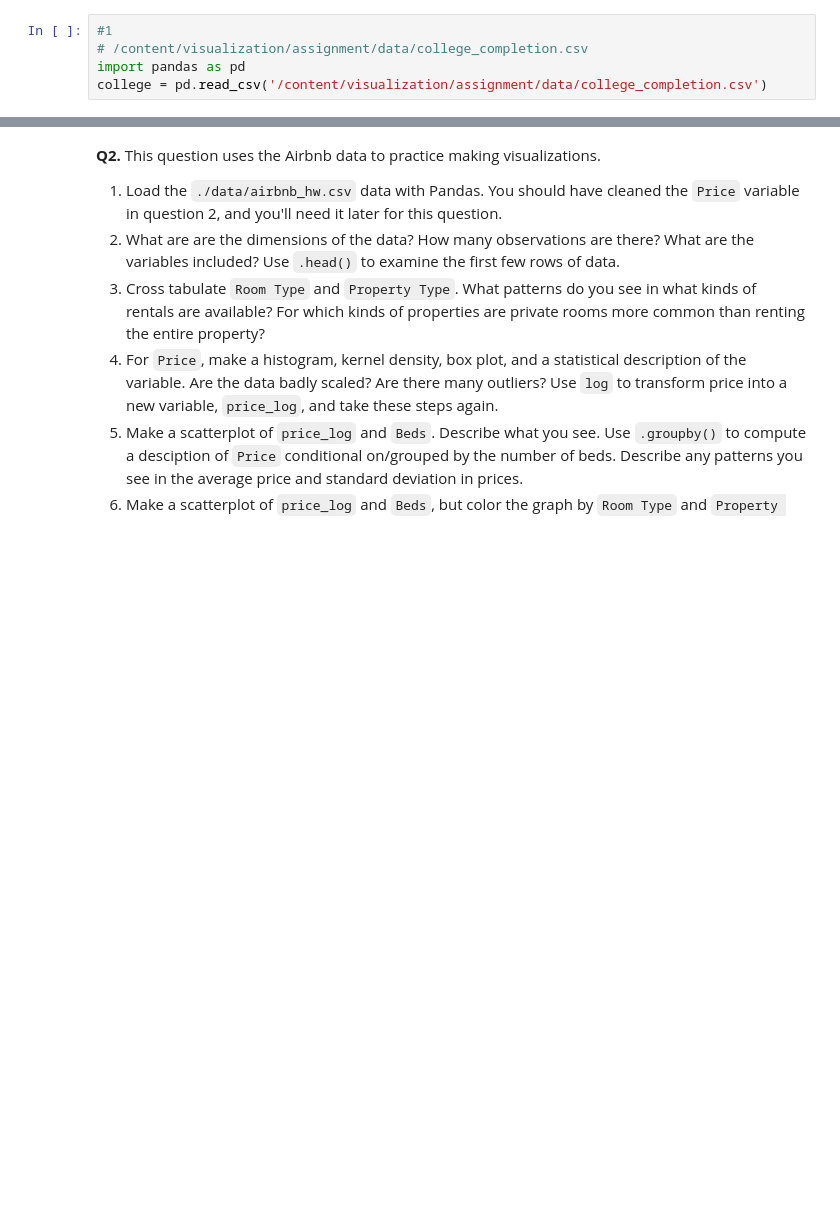
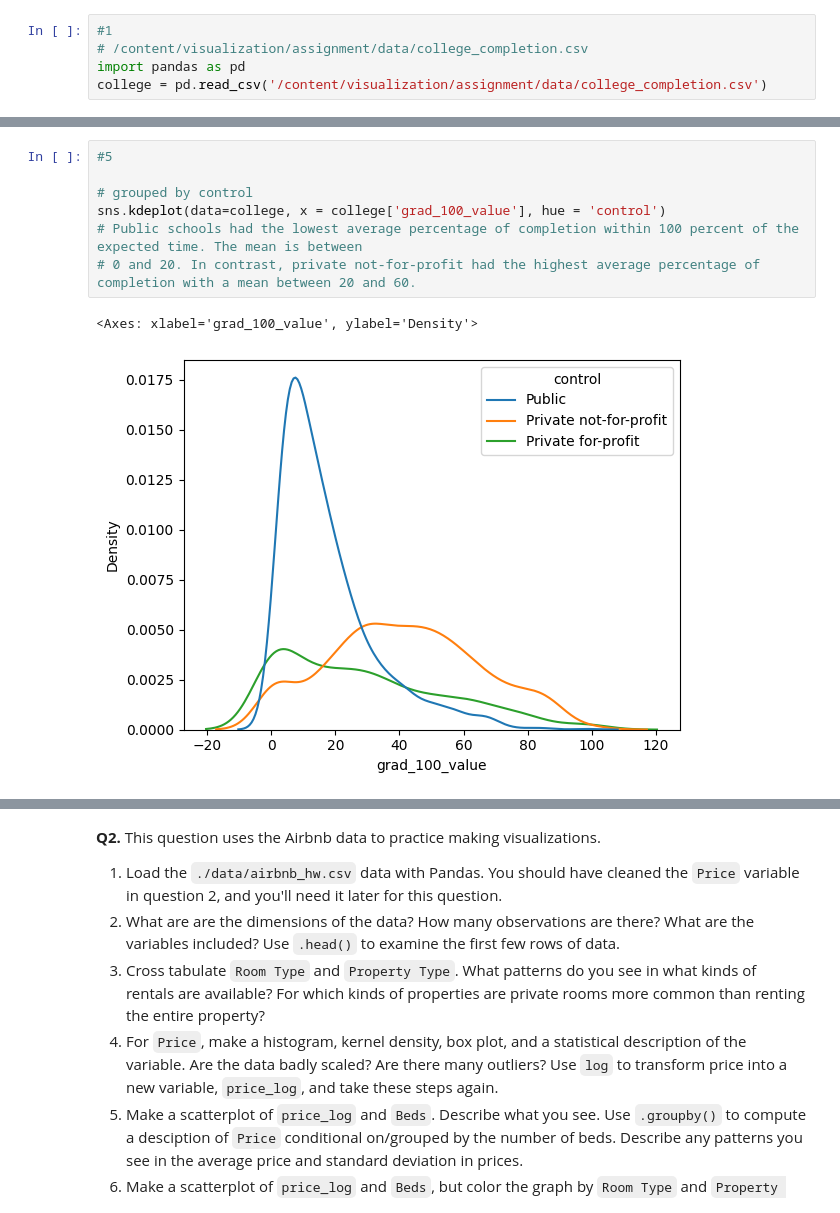
Before and after one commit to Catherine-Nguyen88/visualization, a Jupyter notebook: assignment/assignment.ipynb, the cells around one changed output, grey strips where cells are left out. Cells and saved outputs as stored; diff of their text form; blank space fills up the shorter version.

```diff
--- a/assignment/assignment.ipynb
+++ b/assignment/assignment.ipynb
@@ -35,0 +104,10 @@ college = pd.read_csv('/content/visualization/assignment/data/college_completion
+# %%
+#5
+
+# grouped by control
+sns.kdeplot(data=college, x = college['grad_100_value'], hue = 'control')
+# Public schools had the lowest average percentage of completion within 100 percent of the expected time. The mean is between
+# 0 and 20. In contrast, private not-for-profit had the highest average percentage of completion with a mean between 20 and 60.
+# %% [output]
+<Axes: xlabel='grad_100_value', ylabel='Density'>
+[figure, added]
```
Also changed, not shown: parts of 8 cells of this notebook.
